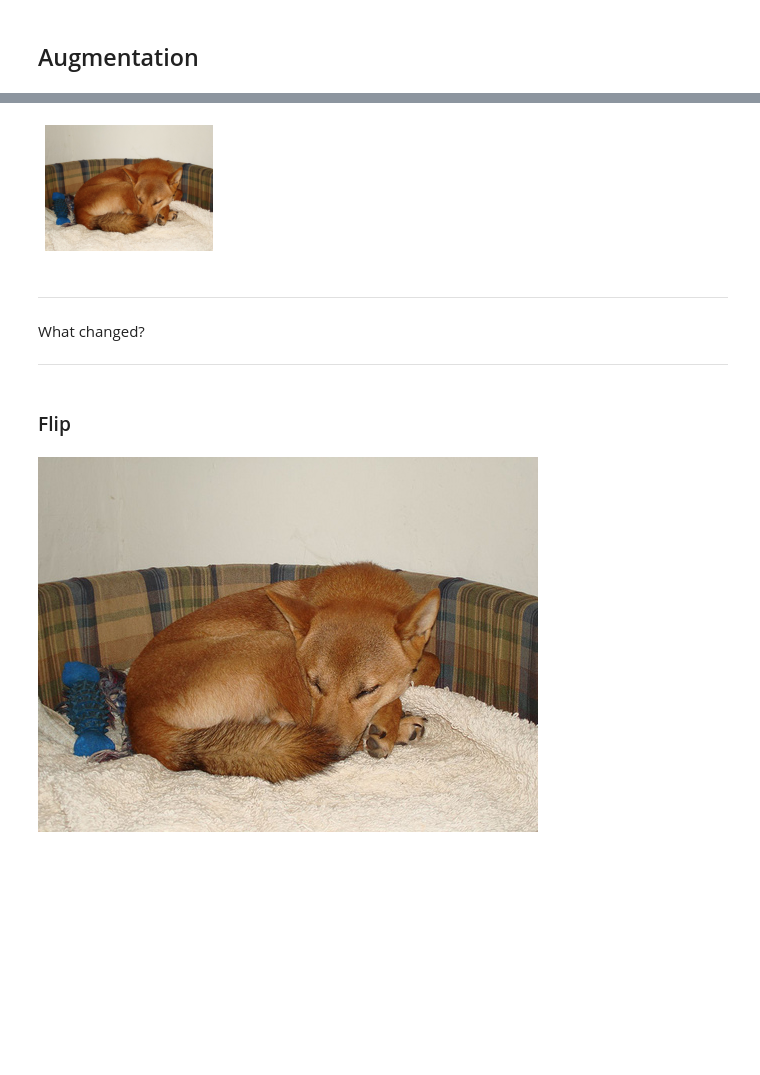
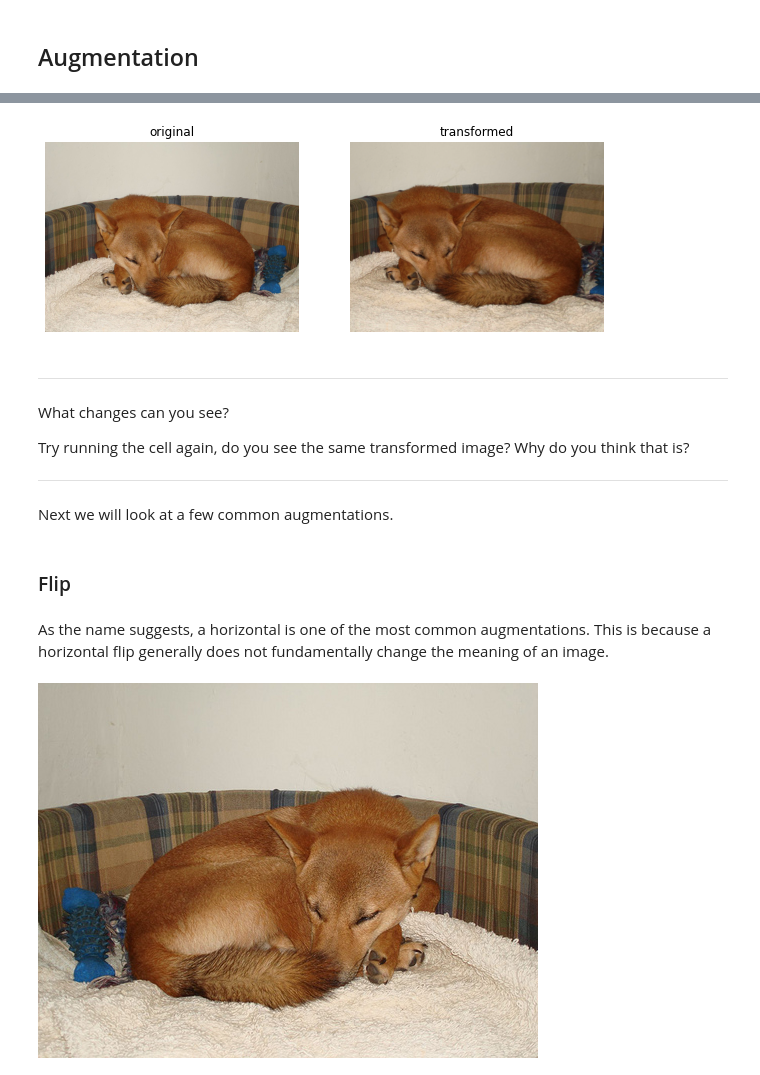
Before and after one commit to aryanfaghihi/ai-course, a Jupyter notebook: Image 2.ipynb, the cells around one changed output, grey strips where cells are left out. Saved outputs shown, nothing was run; the diff lists cells and outputs as text; code cells hidden in the pictures; blank space fills up the shorter version.

Commit message:
Finished the augmentation section description

```diff
--- a/Image 2.ipynb
+++ b/Image 2.ipynb
@@ -46,19 +69,33 @@ img
 # %%
 # create a list of recommended transforms
 tfsm = get_transforms()
 
+# pick an image
+img = images[5]
+
 # apply transforms
-img.apply_tfms(tfsm[0]).show()
+transformed_img = img.apply_tfms(tfsm[0])
+
+# view the original and transformed image
+_, axs = plt.subplots(1, 2, figsize=(10,10))
+img.show(axs[0], title='original')
+transformed_img.show(axs[1], title='transformed')
 # %% [output]
-[figure, old version]
+[figure, new version]
-# %% [markdown]
----
-
-What changed?
-
----
+# %% [markdown]
+---
+
+What changes can you see?
+
+Try running the cell again, do you see the same transformed image? Why do you think that is?
+
+---
+# %% [markdown]
+Next we will look at a few common augmentations.
 # %% [markdown]
 ### Flip
+# %% [markdown]
+As the name suggests, a horizontal is one of the most common augmentations. This is because a horizontal flip generally does not fundamentally change the meaning of an image.
 # %%
 # flip horizantally
 flip_tfm = [flip_lr()]
```
Also changed, not shown: parts of 32 cells of this notebook.
